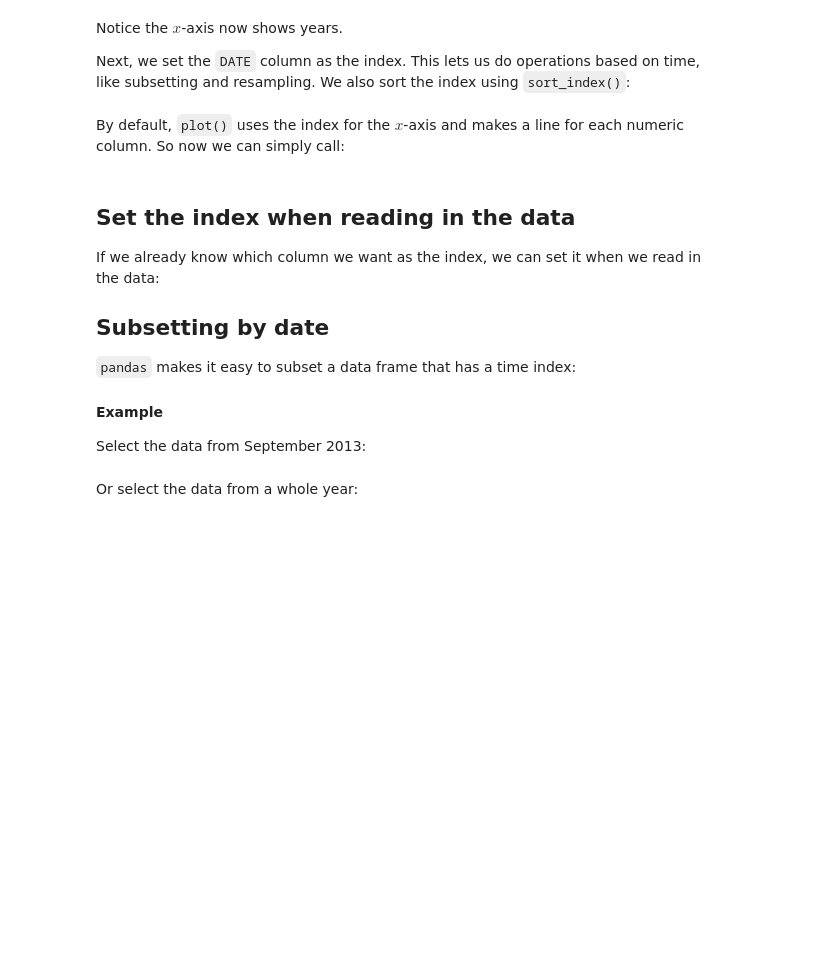
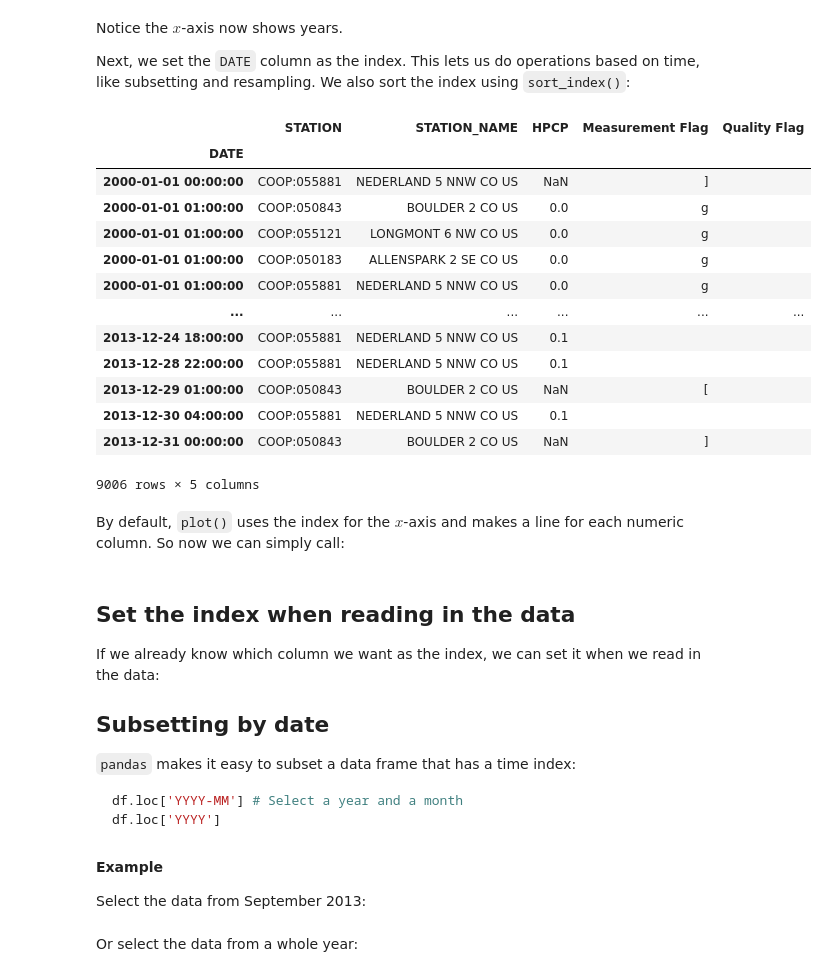
Before and after one commit to eowen19/eds220-in-class, a Jupyter notebook: week-3-time-series.ipynb, the cells around one changed output. Saved outputs shown, nothing was run; the diff lists cells and outputs as text; code cells hidden in the pictures; blank space fills up the shorter version.

````diff
--- a/week-3-time-series.ipynb
+++ b/week-3-time-series.ipynb
@@ -86,6 +179,24 @@ Let's plot the data again, now using the `DATE` column for the $x$-axis:
 Notice the $x$-axis now shows years.
 
 Next, we set the `DATE` column as the index. This lets us do operations based on time, like subsetting and resampling. We also sort the index using `sort_index()`:
+# %%
+# Set DATE columns as index and sort rows chronologically
+precip.set_index("DATE").sort_index()
+# %% [output]
+|  | STATION | STATION_NAME | HPCP | Measurement Flag | Quality Flag |
+| DATE |  |  |  |  |  |
+| 2000-01-01 00:00:00 | COOP:055881 | NEDERLAND 5 NNW CO US | NaN | ] |  |
+| 2000-01-01 01:00:00 | COOP:050843 | BOULDER 2 CO US | 0.0 | g |  |
+| 2000-01-01 01:00:00 | COOP:055121 | LONGMONT 6 NW CO US | 0.0 | g |  |
+| 2000-01-01 01:00:00 | COOP:050183 | ALLENSPARK 2 SE CO US | 0.0 | g |  |
+| 2000-01-01 01:00:00 | COOP:055881 | NEDERLAND 5 NNW CO US | 0.0 | g |  |
+| ... | ... | ... | ... | ... | ... |
+| 2013-12-24 18:00:00 | COOP:055881 | NEDERLAND 5 NNW CO US | 0.1 |  |  |
+| 2013-12-28 22:00:00 | COOP:055881 | NEDERLAND 5 NNW CO US | 0.1 |  |  |
+| 2013-12-29 01:00:00 | COOP:050843 | BOULDER 2 CO US | NaN | [ |  |
+| 2013-12-30 04:00:00 | COOP:055881 | NEDERLAND 5 NNW CO US | 0.1 |  |  |
+| 2013-12-31 00:00:00 | COOP:050843 | BOULDER 2 CO US | NaN | ] |  |
+9006 rows × 5 columns
 # %% [markdown]
 By default, `plot()` uses the index for the $x$-axis and makes a line for each numeric column. So now we can simply call:
 # %% [markdown]
@@ -98,7 +209,10 @@ If we already know which column we want as the index, we can set it when we read
 
 `pandas` makes it easy to subset a data frame that has a time index:
 
-
+```python
+df.loc['YYYY-MM'] # Select a year and a month
+df.loc['YYYY']
+```
 #### Example
 
 Select the data from September 2013:
````
Also changed, not shown: parts of 18 cells of this notebook.
